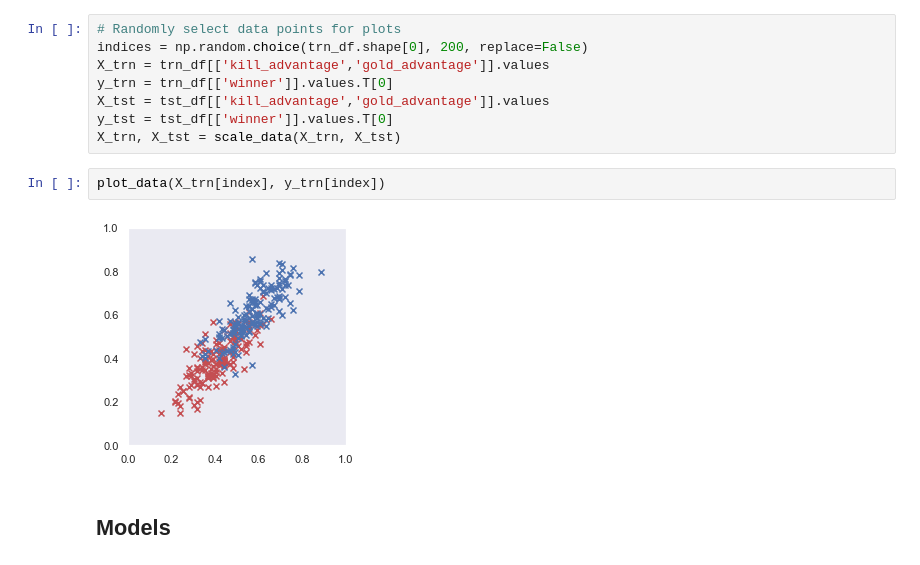
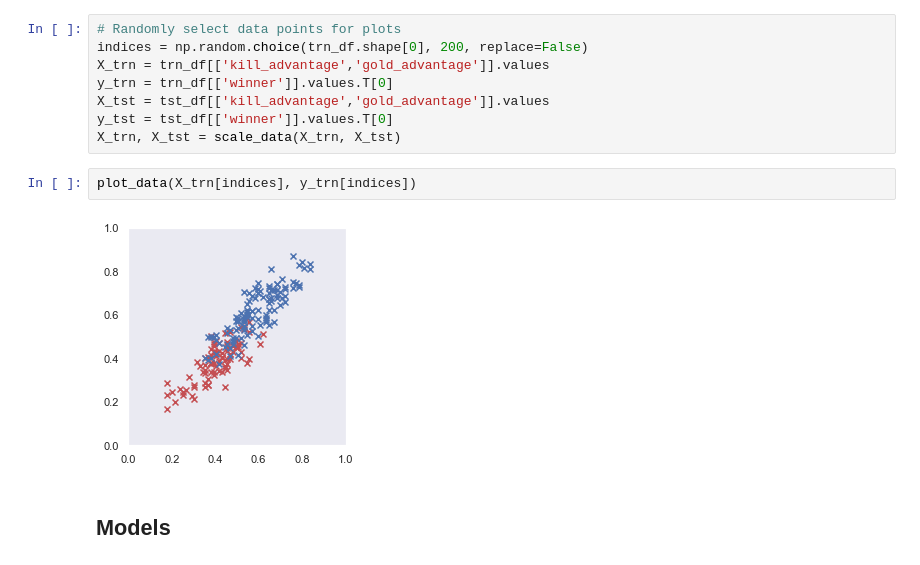
Before and after one commit to rmanaem/esports-prediction, a Jupyter notebook: src/training.ipynb, the cells around one changed output. Drawn from its saved outputs; the diff is of its cells as text.

```diff
--- a/src/training.ipynb
+++ b/src/training.ipynb
@@ -162,9 +162,9 @@ X_tst = tst_df[['kill_advantage','gold_advantage']].values
 y_tst = tst_df[['winner']].values.T[0]
 X_trn, X_tst = scale_data(X_trn, X_tst)
 # %%
-plot_data(X_trn[index], y_trn[index])
+plot_data(X_trn[indices], y_trn[indices])
 # %% [output]
-[figure, old version]
+[figure, new version]
 # %% [markdown]
 ## Models
 # %% [markdown]
```
Also changed, not shown: parts of 23 cells of this notebook.
